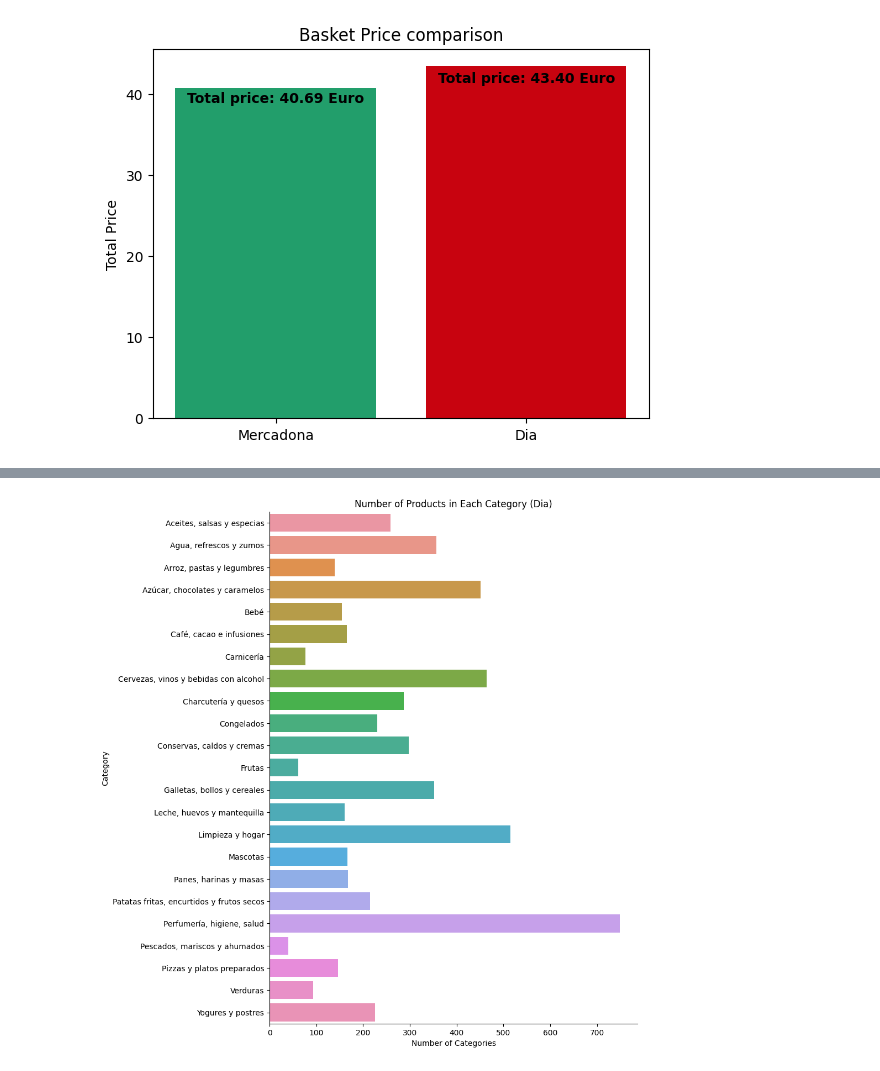
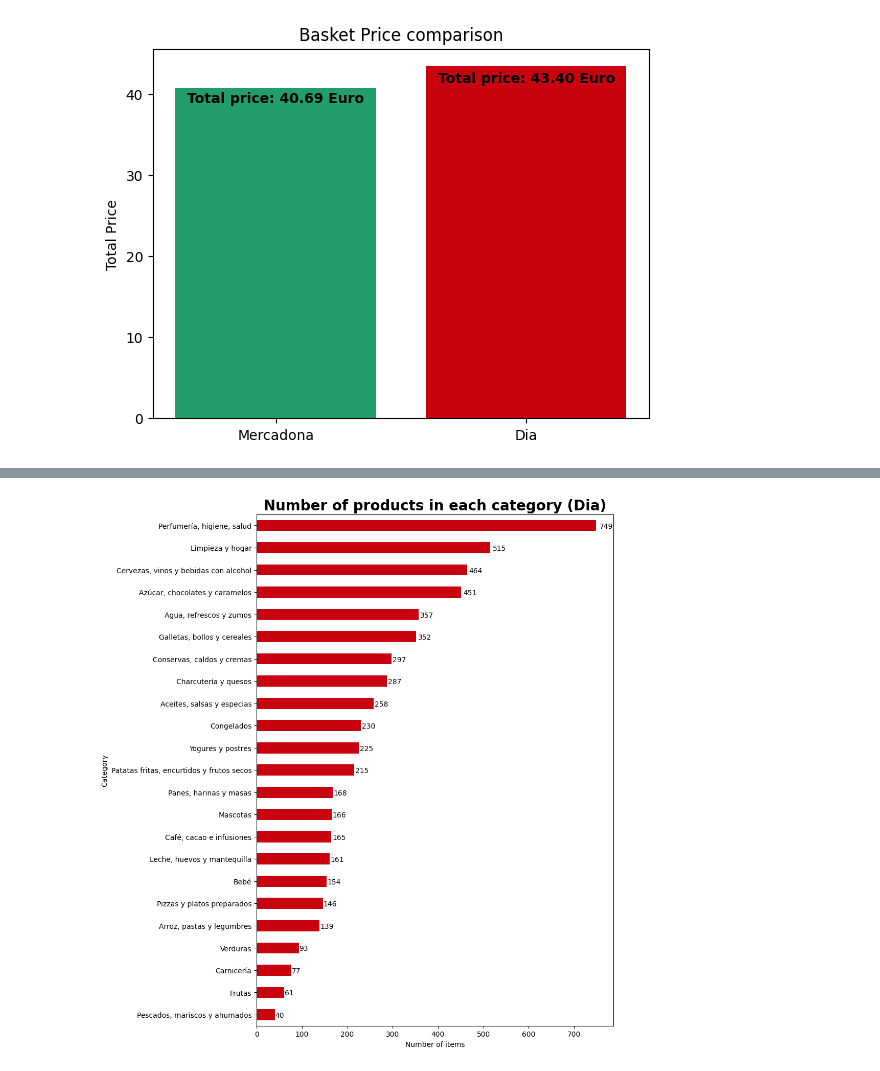
Before and after one commit to Terezka88/shopping-basket-analytics, a Jupyter notebook: notebooks/comparacion.ipynb, the cells around one changed output, grey strips where cells are left out. Drawn from its saved outputs; the diff is of its cells as text; code cells hidden in the pictures.

```diff
--- a/notebooks/comparacion.ipynb
+++ b/notebooks/comparacion.ipynb
@@ -185,13 +189,13 @@ zumo_price = (mercadona_zumo_nar_price, dia_zumo_nar_price)
 
 zumo = sns.boxplot(zumo_price, palette=["#229e6b",'#c8030f'])
 zumo.set_xticklabels(["Mercadona", "Dia"])
-zumo.set_title("Price of an orange juice (price per l)")
+zumo.set_title("Orange juice (price per l)")
 zumo.set_ylabel("Price in EUR")
 for i, label in enumerate(["Mercadona", "Dia"]):
     subset_data = zumo_price[i]
     mean_price = np.mean(subset_data)
     median_price = np.median(subset_data)
     num_products = len(subset_data)
-    zumo.text(i, 5, f"Mean: {mean_price:.2f} Euro\nMedian: {median_price:.2f} Euro\nCount: {num_products}",
+    zumo.text(i, mean_price, f"Mean: {mean_price:.2f} Euro\nMedian: {median_price:.2f} Euro\nCount: {num_products}",
                  ha='center', va='top', color='black', fontsize=10, fontweight='bold')
 # %% [output]
@@ -209,7 +213,7 @@ galletas_price = (mercadona_galletas_price, dia_galletas_price)
 
 galletas = sns.boxplot(galletas_price, palette=["#229e6b",'#c8030f'])
 galletas.set_xticklabels(["Mercadona", "Dia"])
-galletas.set_title("Price of biscuits (price per 300g)")
+galletas.set_title("Biscuits (price per 300g)")
 galletas.set_ylabel("Price in EUR")
 for i, label in enumerate(["Mercadona", "Dia"]):
     subset_data = galletas_price[i]
@@ -233,7 +237,7 @@ dia_pasta_price_m = dia_pasta_price.mean()
 pasta_price = (mercadona_pasta_price, dia_pasta_price)
 pasta = sns.boxplot(pasta_price, palette=["#229e6b",'#c8030f'])
 pasta.set_xticklabels(["Mercadona", "Dia"])
-pasta.set_title("Price of pasta (price per kg)")
+pasta.set_title("Pasta (price per kg)")
 pasta.set_ylabel("Price in EUR")
 for i, label in enumerate(["Mercadona", "Dia"]):
     subset_data = pasta_price[i]
@@ -302,10 +308,17 @@ plt.show()
 # %%
 grouped_by_cat1 = df_mercadona.groupby("cat1")
 merc_cat1_count = grouped_by_cat1.size()
+sort_categor_m = merc_cat1_count.sort_values(ascending = True)
 
-sns.catplot(data=merc_cat1_count.reset_index(name="count"), x="count", y="cat1", kind="bar", height=10)
-plt.xlabel("Number of Categories")
-plt.ylabel("Category")
-plt.title("Number of products in Each Category (Mercadona)")
+
+# sns.catplot(data=sort_categor_m.reset_index(name="count"), x="count", y="cat1", kind="bar", height=10, color="#229e6b")
+fig, ax = plt.subplots(figsize=(9, 13))
+sort_categor_m.plot(kind="barh", ax=ax, color="#229e6b")
+ax.set_xlabel("Number of items")
+ax.set_ylabel("Category")
+ax.set_title("Number of products in each category (Mercadona)", fontsize=20, fontweight='bold')
+
+for rect in ax.patches:
+    ax.text(rect.get_width() * 1.01, rect.get_y() + 0.25 * rect.get_height(), rect.get_width())
 plt.show()
 # %% [output]
@@ -313,11 +326,22 @@ plt.show()
 # %%
 grouped_by_cat = df_dia.groupby("Cat")
 dia_cat_count = grouped_by_cat.size()
-sns.catplot(data=dia_cat_count.reset_index(name="count"), x="count", y="Cat", kind="bar", height=10)
-plt.xlabel("Number of Categories")
-plt.ylabel("Category")
-plt.title("Number of Products in Each Category (Dia)")
+sort_dia_cat_count = dia_cat_count.sort_values(ascending = True)
+# sns.catplot(data=dia_cat_count.reset_index(name="count"), x="count", y="Cat", kind="bar", height=10)
+# plt.xlabel("Number of Categories")
+# plt.ylabel("Category")
+# plt.title("Number of Products in Each Category (Dia)")
+# plt.show()
+
+fig, ax = plt.subplots(figsize=(9, 13))
+sort_dia_cat_count.plot(kind="barh", ax=ax, color='#c8030f')
+ax.set_xlabel("Number of items")
+ax.set_ylabel("Category")
+ax.set_title("Number of products in each category (Dia)", fontsize=20, fontweight='bold')
+
+for rect in ax.patches:
+    ax.text(rect.get_width() * 1.01, rect.get_y() + 0.25 * rect.get_height(), rect.get_width())
 plt.show()
 # %% [output]
-[figure, old version]
+[figure, new version]
 # %%
```
Also changed, not shown: parts of 22 cells of this notebook, 6 other files.
